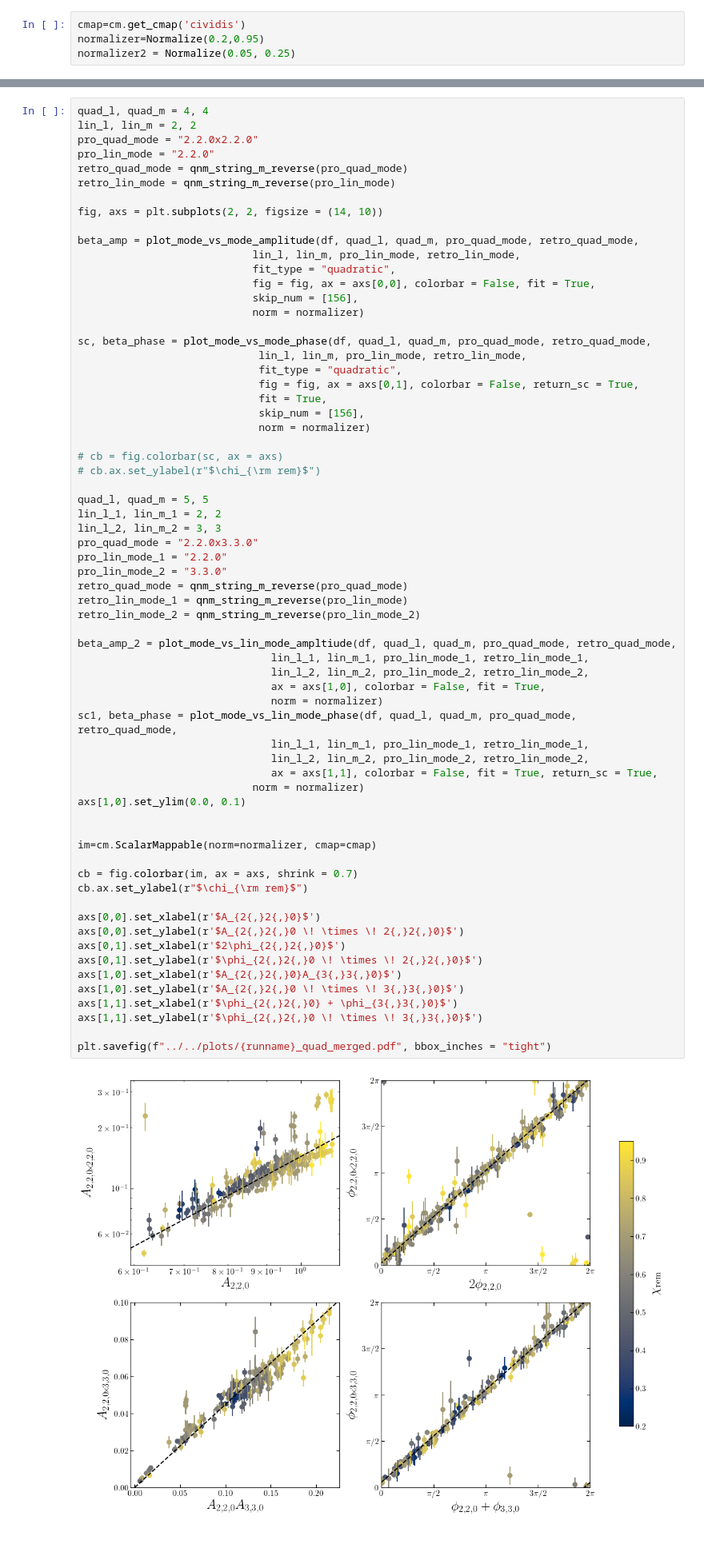
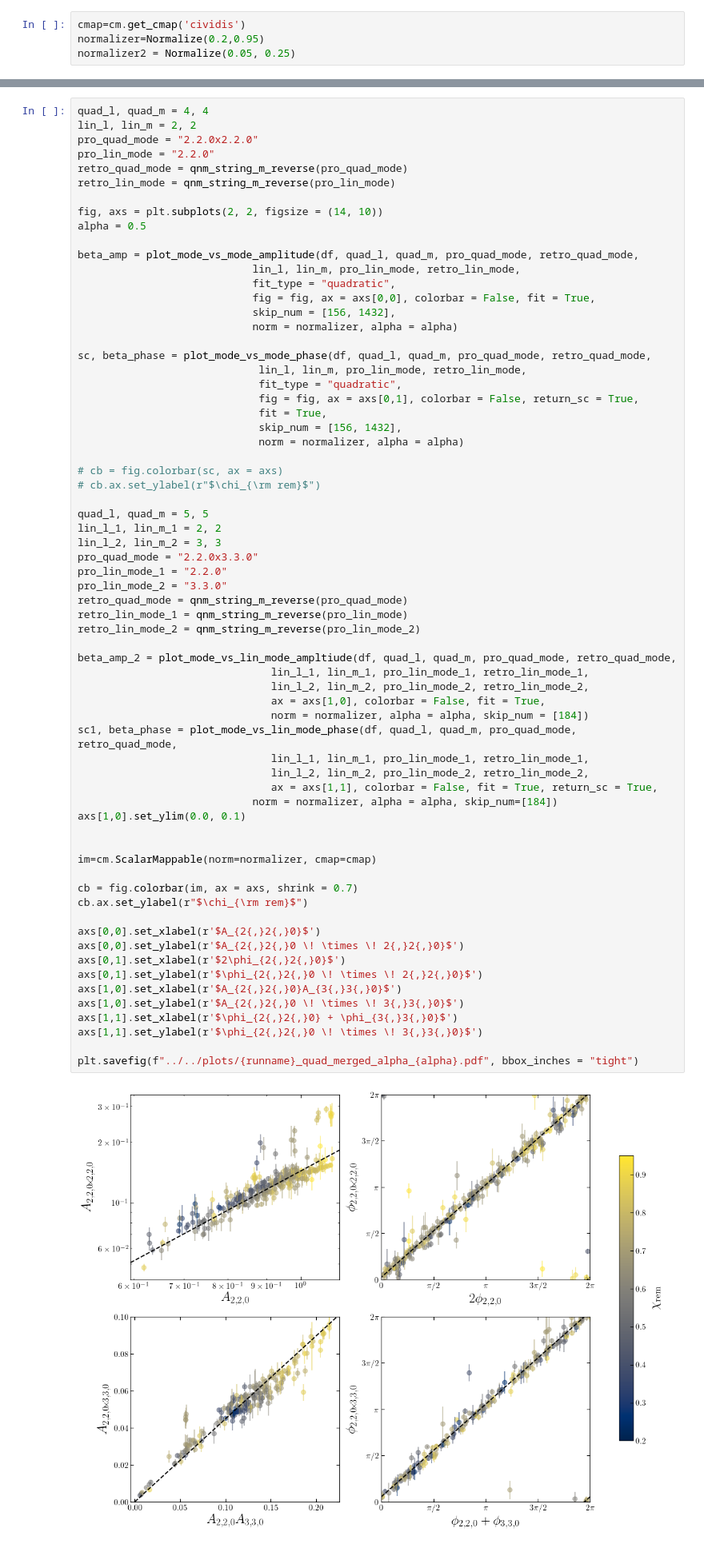
Before and after one commit to mhycheung/jaxqualin, a Jupyter notebook: notebooks/plotting/quad_fig.ipynb, the cells around one changed output, grey strips where cells are left out. Shown at 80% size. Drawn from its saved outputs; the diff is of its cells as text.

```diff
--- a/notebooks/plotting/quad_fig.ipynb
+++ b/notebooks/plotting/quad_fig.ipynb
@@ -238,21 +236,22 @@ retro_quad_mode = qnm_string_m_reverse(pro_quad_mode)
 retro_lin_mode = qnm_string_m_reverse(pro_lin_mode)
 
 fig, axs = plt.subplots(2, 2, figsize = (14, 10))
+alpha = 0.5
 
 beta_amp = plot_mode_vs_mode_amplitude(df, quad_l, quad_m, pro_quad_mode, retro_quad_mode,
                             lin_l, lin_m, pro_lin_mode, retro_lin_mode,
                             fit_type = "quadratic",
                             fig = fig, ax = axs[0,0], colorbar = False, fit = True,
-                            skip_num = [156],
-                            norm = normalizer)
+                            skip_num = [156, 1432],
+                            norm = normalizer, alpha = alpha)
 
 sc, beta_phase = plot_mode_vs_mode_phase(df, quad_l, quad_m, pro_quad_mode, retro_quad_mode,
                              lin_l, lin_m, pro_lin_mode, retro_lin_mode,
                              fit_type = "quadratic",
                              fig = fig, ax = axs[0,1], colorbar = False, return_sc = True,
                              fit = True,
-                             skip_num = [156],
-                             norm = normalizer)
+                             skip_num = [156, 1432],
+                             norm = normalizer, alpha = alpha)
 
 # cb = fig.colorbar(sc, ax = axs)
 # cb.ax.set_ylabel(r"$\chi_{\rm rem}$")
@@ -266,34 +265,34 @@ pro_lin_mode_2 = "3.3.0"
 retro_quad_mode = qnm_string_m_reverse(pro_quad_mode)
 retro_lin_mode_1 = qnm_string_m_reverse(pro_lin_mode)
 retro_lin_mode_2 = qnm_string_m_reverse(pro_lin_mode_2)
 
 beta_amp_2 = plot_mode_vs_lin_mode_ampltiude(df, quad_l, quad_m, pro_quad_mode, retro_quad_mode,
                                lin_l_1, lin_m_1, pro_lin_mode_1, retro_lin_mode_1,
                                lin_l_2, lin_m_2, pro_lin_mode_2, retro_lin_mode_2,
                                ax = axs[1,0], colorbar = False, fit = True,
-                               norm = normalizer)
+                               norm = normalizer, alpha = alpha, skip_num = [184])
 sc1, beta_phase = plot_mode_vs_lin_mode_phase(df, quad_l, quad_m, pro_quad_mode, retro_quad_mode,
                                lin_l_1, lin_m_1, pro_lin_mode_1, retro_lin_mode_1,
                                lin_l_2, lin_m_2, pro_lin_mode_2, retro_lin_mode_2,
                                ax = axs[1,1], colorbar = False, fit = True, return_sc = True,
-                            norm = normalizer)
+                            norm = normalizer, alpha = alpha, skip_num=[184])
 axs[1,0].set_ylim(0.0, 0.1)
 
 
 im=cm.ScalarMappable(norm=normalizer, cmap=cmap)
 
 cb = fig.colorbar(im, ax = axs, shrink = 0.7)
 cb.ax.set_ylabel(r"$\chi_{\rm rem}$")
 
 axs[0,0].set_xlabel(r'$A_{2{,}2{,}0}$')
 axs[0,0].set_ylabel(r'$A_{2{,}2{,}0 \! \times \! 2{,}2{,}0}$')
 axs[0,1].set_xlabel(r'$2\phi_{2{,}2{,}0}$')
 axs[0,1].set_ylabel(r'$\phi_{2{,}2{,}0 \! \times \! 2{,}2{,}0}$')
 axs[1,0].set_xlabel(r'$A_{2{,}2{,}0}A_{3{,}3{,}0}$')
 axs[1,0].set_ylabel(r'$A_{2{,}2{,}0 \! \times \! 3{,}3{,}0}$')
 axs[1,1].set_xlabel(r'$\phi_{2{,}2{,}0} + \phi_{3{,}3{,}0}$')
 axs[1,1].set_ylabel(r'$\phi_{2{,}2{,}0 \! \times \! 3{,}3{,}0}$')
 
-plt.savefig(f"../../plots/{runname}_quad_merged.pdf", bbox_inches = "tight")
+plt.savefig(f"../../plots/{runname}_quad_merged_alpha_{alpha}.pdf", bbox_inches = "tight")
 # %% [output]
-[figure, old version]
+[figure, new version]
```
Also changed, not shown: parts of 11 cells of this notebook, 47 other files.
